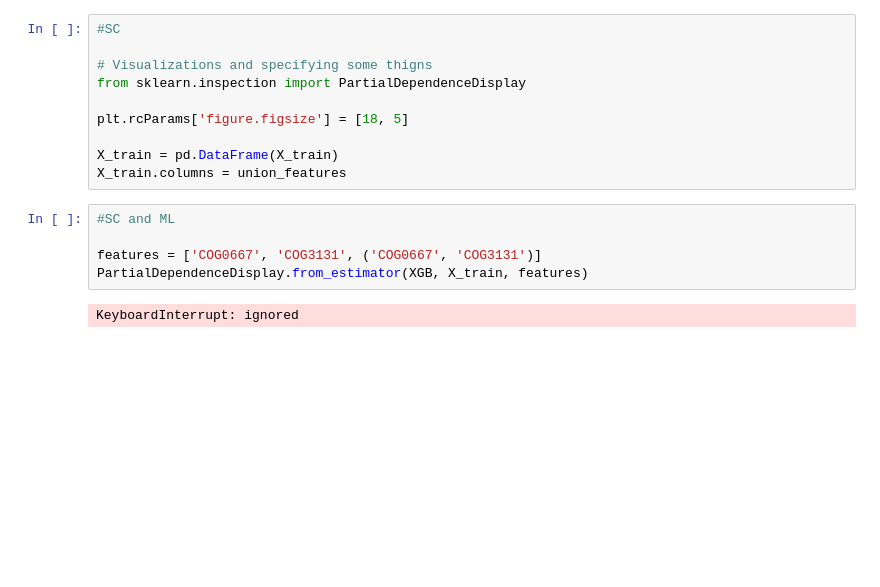
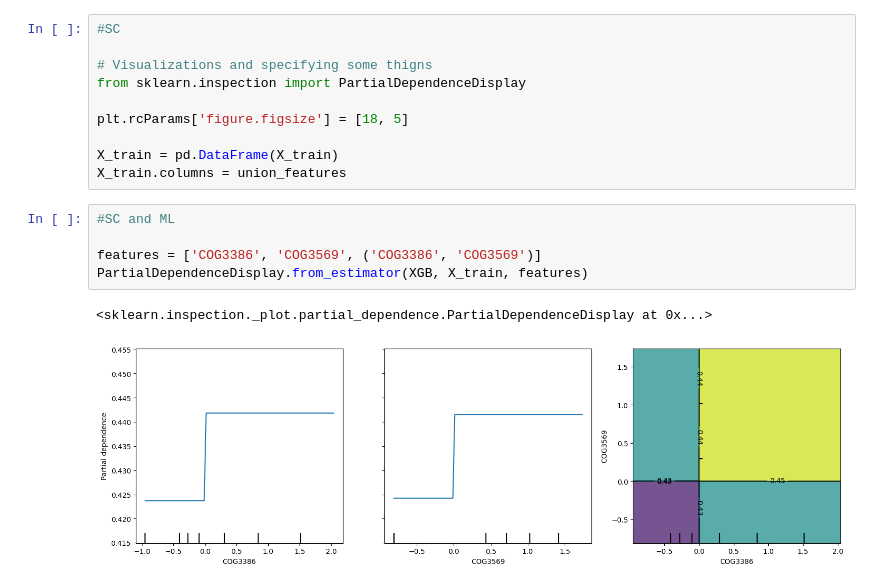
Before and after one commit to ajlukasiewicz/Team_9_MacLearn, a Jupyter notebook: Prediction_of_plant_associated_bacteria.ipynb, the cells around one changed output. Drawn from its saved outputs; the diff is of its cells as text; blank space fills up the shorter version.

```diff
--- a/Prediction_of_plant_associated_bacteria.ipynb
+++ b/Prediction_of_plant_associated_bacteria.ipynb
@@ -660,10 +639,11 @@ X_train.columns = union_features
 # %%
 #SC and ML
 
-features = ['COG0667', 'COG3131', ('COG0667', 'COG3131')]
+features = ['COG3386', 'COG3569', ('COG3386', 'COG3569')]
 PartialDependenceDisplay.from_estimator(XGB, X_train, features)
 # %% [output]
-KeyboardInterrupt: ignored
+<sklearn.inspection._plot.partial_dependence.PartialDependenceDisplay at 0x...>
+[figure, added]
 # %%
 #SC and ML
 fig, ax = plt.subplots(3, 3, figsize =(24, 24))
```
Also changed, not shown: parts of 5 cells of this notebook.
